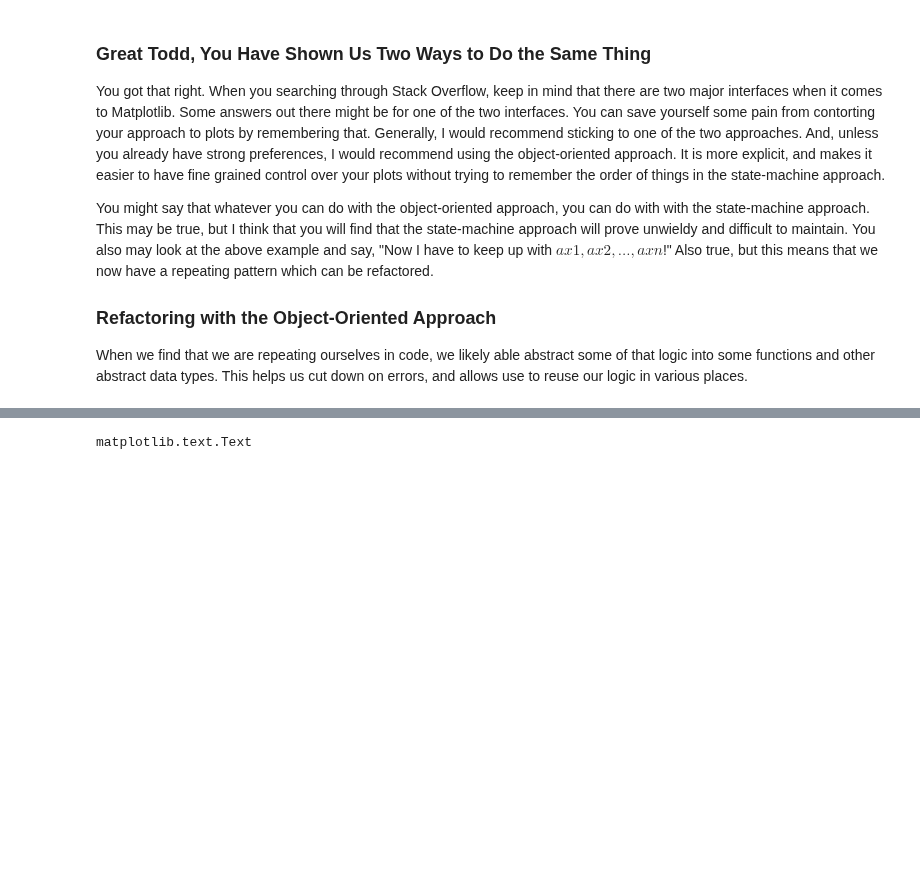
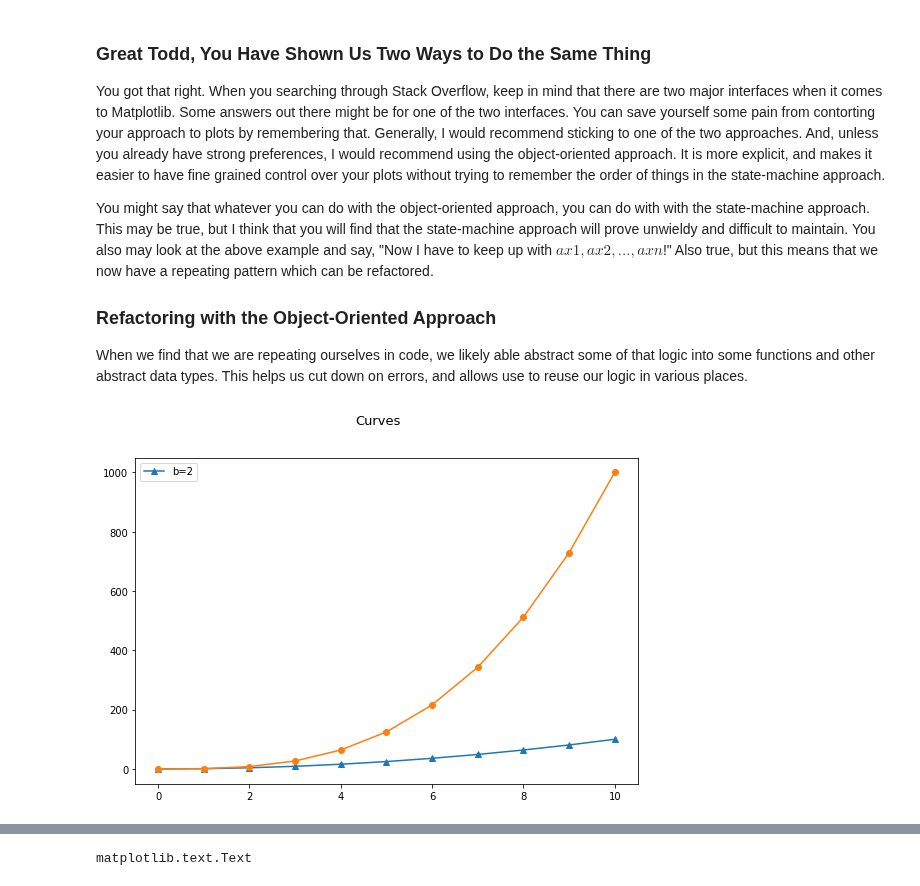
Before and after one commit to yngtodd/eleven, a Jupyter notebook: examples/notebooks/module_02_02_matplotlib_object_oriented.ipynb, the cells around one changed output, grey strips where cells are left out. Cells and saved outputs as stored; diff of their text form; code cells hidden in the pictures; blank space fills up the shorter version.

```diff
--- a/examples/notebooks/module_02_02_matplotlib_object_oriented.ipynb
+++ b/examples/notebooks/module_02_02_matplotlib_object_oriented.ipynb
@@ -136,6 +136,16 @@ def plotter(ax, data, x_label=None, y_label=None, params=None):
         ax.legend(loc='upper left')
 
     return art_lists
+# %%
+fig, ax = plt.subplots(figsize=(9, 6))
+
+# The same, singular `Axes` passed to plotter
+plotter(ax, squares, y_label=r'$X^{b}$', params={'marker': '^', 'label':'b=2'})
+plotter(ax, cubes, params={'marker': 'o'})
+
+_ = fig.suptitle('Curves', fontsize=13)
+# %% [output]
+[figure, added]
 # %%
 fig, (ax1, ax2) = plt.subplots(
     nrows=1, ncols=2, figsize=(9, 6), sharey=True
```
Also changed, not shown: parts of 1 cell of this notebook, 1 other file.
